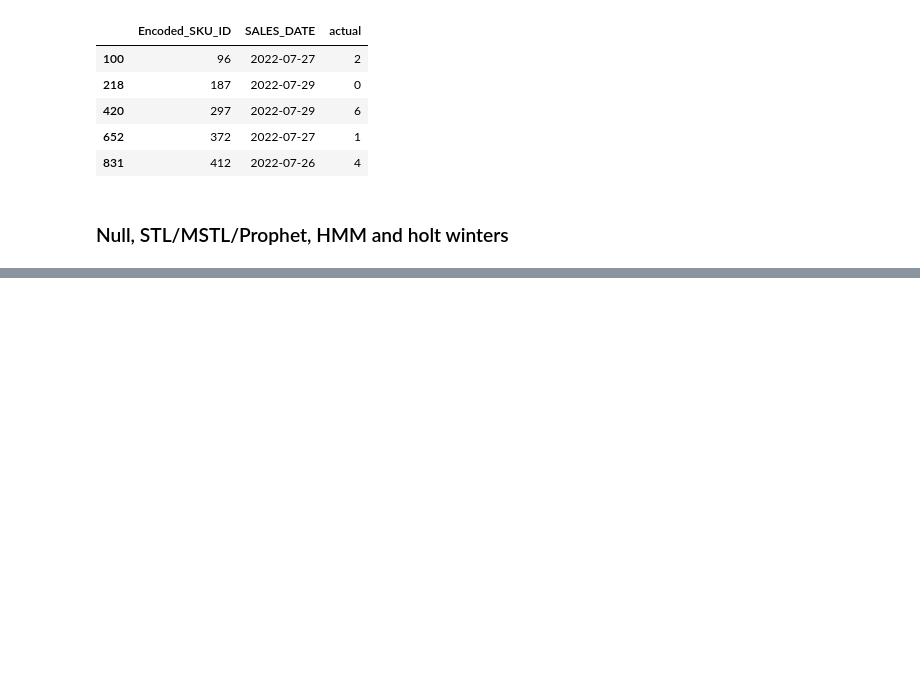
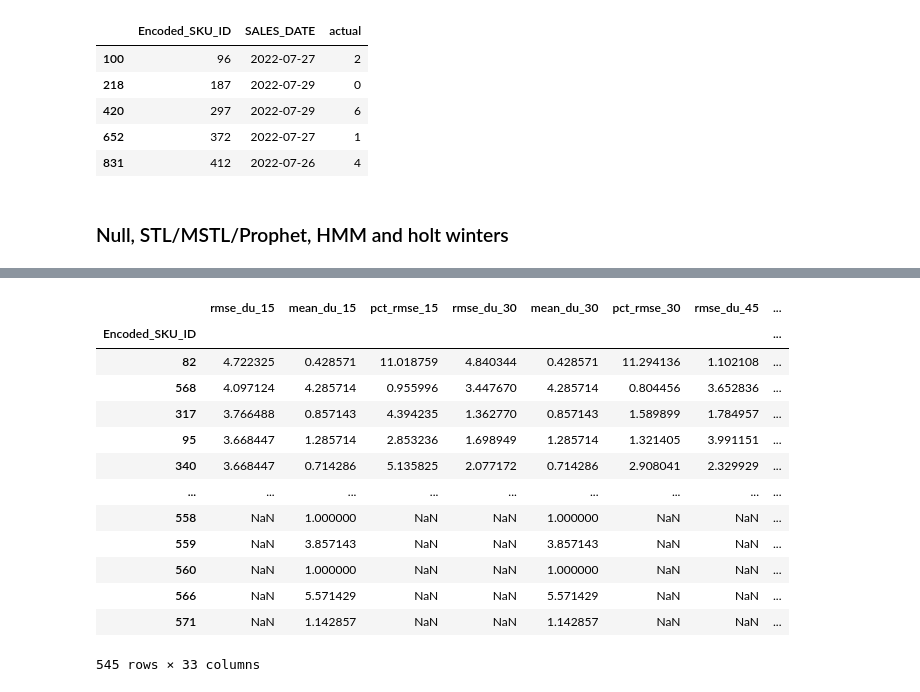
Before and after one commit to ashish1610dhiman/msa_project_week, a Jupyter notebook: notebooks/ashish/h.prophet_v0_results.ipynb, the cells around one changed output, grey strips where cells are left out. Drawn from its saved outputs; the diff is of its cells as text; code cells hidden in the pictures; blank space fills up the shorter version.

Commit message:
prophet results

```diff
--- a/notebooks/ashish/h.prophet_v0_results.ipynb
+++ b/notebooks/ashish/h.prophet_v0_results.ipynb
@@ -89,0 +107,10 @@ FileNotFoundError: [Errno 2] No such file or directory: '../../data/ES_pred.csv'
+# %%
+hmm_output1 = hmm_output.reset_index(names="SALES_DATE")
+hmm_output1["SALES_DATE"] = pd.to_datetime(hmm_output1["SALES_DATE"])
+y_pred_holt1 = y_pred_holt.rename(columns={"predicted":"predicted_holt"})
+# %%
+all_predictions = hmm_output1.merge(y_pred_df.reset_index(),on=["Encoded_SKU_ID","SALES_DATE"],how="outer"\
+                                            ).merge(y_pred_null,on=["Encoded_SKU_ID","SALES_DATE"],how="outer",\
+                                                   suffixes = ("_15","_null"),\
+                                                   ).merge(y_pred_holt1,on=["Encoded_SKU_ID","SALES_DATE"],how="outer"\
+                                                          ,suffixes=("","_holt")).drop(columns="actual")
@@ -89,0 +126,6 @@ FileNotFoundError: [Errno 2] No such file or directory: '../../data/ES_pred.csv'
+# %%
+all_predictions = all_predictions.rename(columns={
+    "STL_prediction":"predicted_STL",\
+    "MSTL_prediction":"predicted_MSTL",\
+    "prophet_prediction":"predicted_prophet"
+})
@@ -89,0 +164,17 @@ FileNotFoundError: [Errno 2] No such file or directory: '../../data/ES_pred.csv'
+# %%
+rmse_all_preds
+# %% [output]
+|  | rmse_du_15 | mean_du_15 | pct_rmse_15 | rmse_du_30 | mean_du_30 | pct_rmse_30 | rmse_du_45 | ... |
+| Encoded_SKU_ID |  |  |  |  |  |  |  | ... |
+| 82 | 4.722325 | 0.428571 | 11.018759 | 4.840344 | 0.428571 | 11.294136 | 1.102108 | ... |
+| 568 | 4.097124 | 4.285714 | 0.955996 | 3.447670 | 4.285714 | 0.804456 | 3.652836 | ... |
+| 317 | 3.766488 | 0.857143 | 4.394235 | 1.362770 | 0.857143 | 1.589899 | 1.784957 | ... |
+| 95 | 3.668447 | 1.285714 | 2.853236 | 1.698949 | 1.285714 | 1.321405 | 3.991151 | ... |
+| 340 | 3.668447 | 0.714286 | 5.135825 | 2.077172 | 0.714286 | 2.908041 | 2.329929 | ... |
+| ... | ... | ... | ... | ... | ... | ... | ... | ... |
+| 558 | NaN | 1.000000 | NaN | NaN | 1.000000 | NaN | NaN | ... |
+| 559 | NaN | 3.857143 | NaN | NaN | 3.857143 | NaN | NaN | ... |
+| 560 | NaN | 1.000000 | NaN | NaN | 1.000000 | NaN | NaN | ... |
+| 566 | NaN | 5.571429 | NaN | NaN | 5.571429 | NaN | NaN | ... |
+| 571 | NaN | 1.142857 | NaN | NaN | 1.142857 | NaN | NaN | ... |
+545 rows × 33 columns
```
Also changed, not shown: parts of 19 cells of this notebook.
